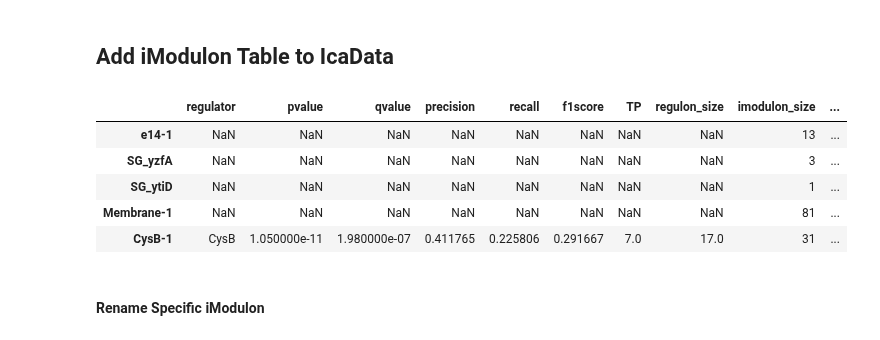
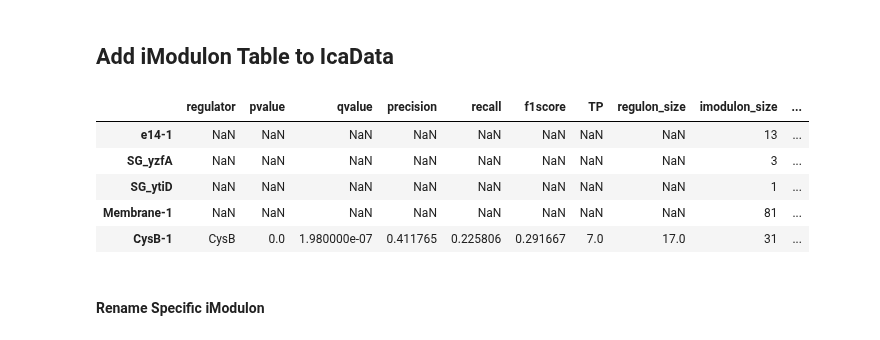
Before and after one commit to SBRG/precise2, a Jupyter notebook: notebooks/manual_imodulon_annotation.ipynb, the cells around one changed output. Cells and saved outputs as stored; diff of their text form; code cells hidden in the pictures.

```diff
--- a/notebooks/manual_imodulon_annotation.ipynb
+++ b/notebooks/manual_imodulon_annotation.ipynb
@@ -125,15 +131,15 @@ ica_data.sample_table[ica_data.sample_table['project'].isin(['misc2'])].sort_val
 # %% [markdown]
 ## Add iModulon Table to IcaData
 # %%
-imod_table = pd.read_csv('../data/precise2/imodulon_table_new.csv', index_col=0)
+imod_table = pd.read_csv('../data/precise2/imodulon_table.csv', index_col=0)
 imod_table.head()
 # %% [output]
 |  | regulator | pvalue | qvalue | precision | recall | f1score | TP | regulon_size | imodulon_size | ... |
 | e14-1 | NaN | NaN | NaN | NaN | NaN | NaN | NaN | NaN | 13 | ... |
 | SG_yzfA | NaN | NaN | NaN | NaN | NaN | NaN | NaN | NaN | 3 | ... |
 | SG_ytiD | NaN | NaN | NaN | NaN | NaN | NaN | NaN | NaN | 1 | ... |
 | Membrane-1 | NaN | NaN | NaN | NaN | NaN | NaN | NaN | NaN | 81 | ... |
-| CysB-1 | CysB | 1.050000e-11 | 1.980000e-07 | 0.411765 | 0.225806 | 0.291667 | 7.0 | 17.0 | 31 | ... |
+| CysB-1 | CysB | 0.0 | 1.980000e-07 | 0.411765 | 0.225806 | 0.291667 | 7.0 | 17.0 | 31 | ... |
 # %%
 ica_data.rename_imodulons(dict(zip(ica_data.imodulon_names, list(imod_table.index))))
 # %% [markdown]
```
Also changed, not shown: parts of 10 cells of this notebook, 5 other files.
